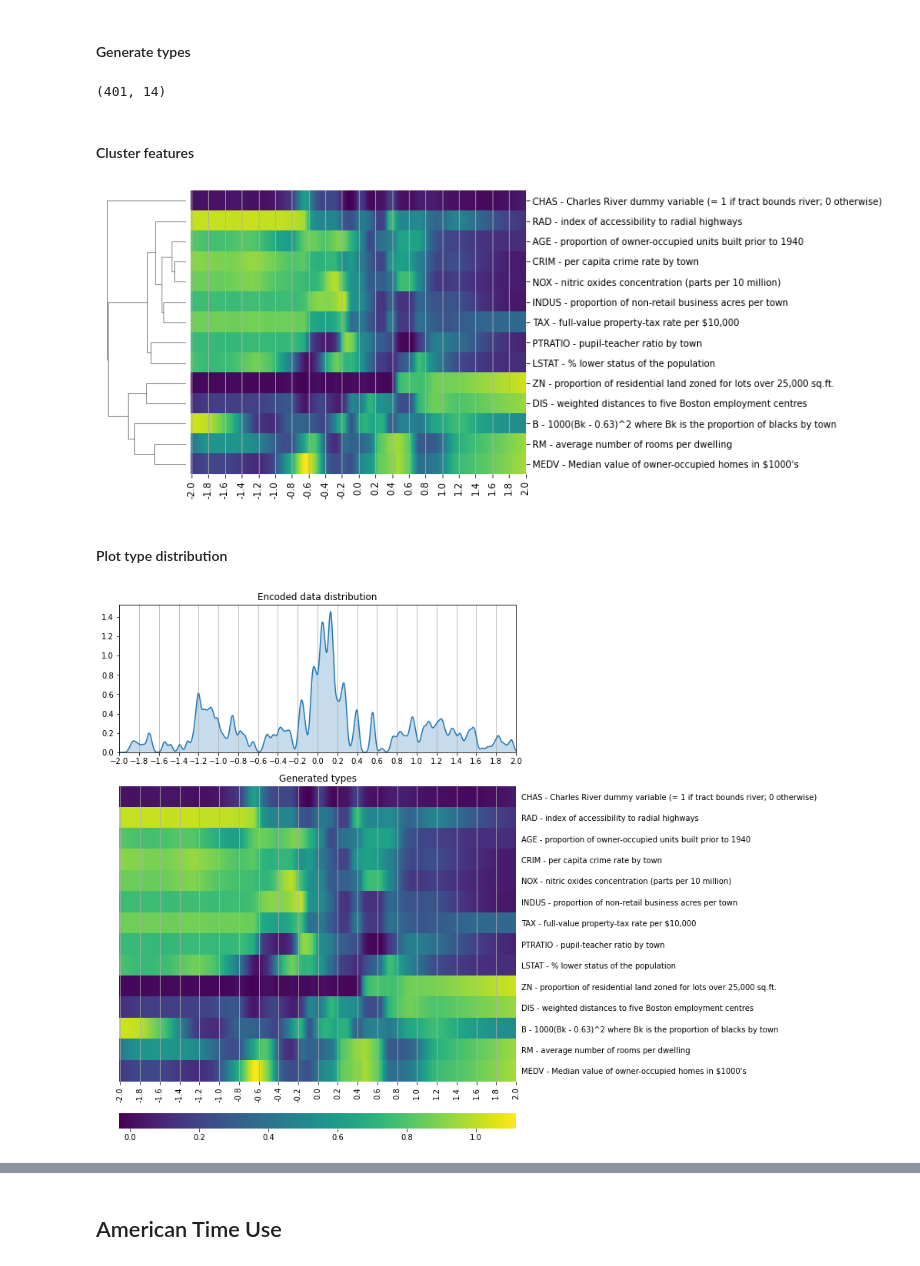
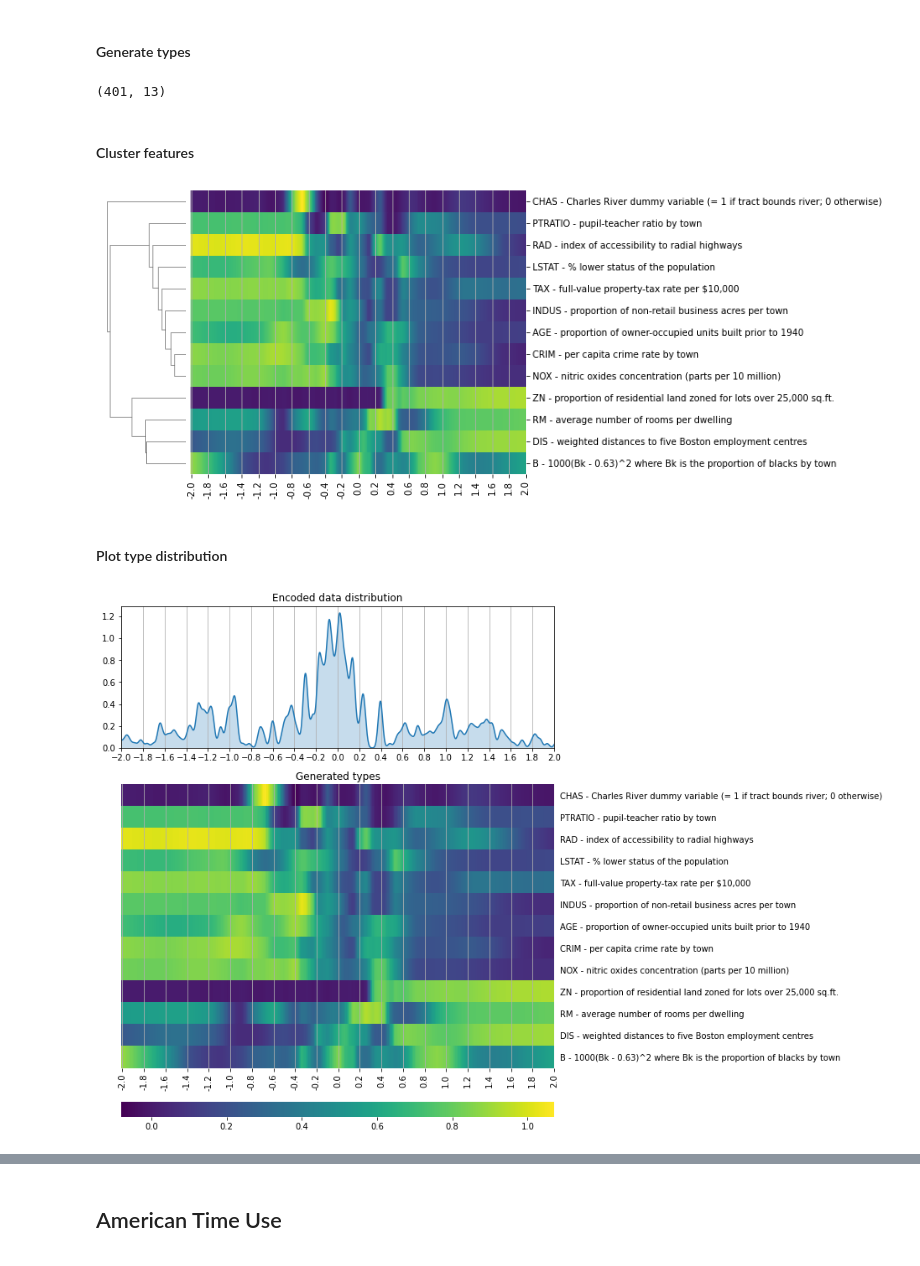
Before and after one commit to yaniv256/VAEs-in-Economics, a Jupyter notebook: Notebooks/One_Dimensional_VAE_Workshop.ipynb, the cells around one changed output, grey strips where cells are left out. Saved outputs shown, nothing was run; the diff lists cells and outputs as text; code cells hidden in the pictures.

```diff
--- a/Notebooks/One_Dimensional_VAE_Workshop.ipynb
+++ b/Notebooks/One_Dimensional_VAE_Workshop.ipynb
@@ -85,12 +85,13 @@ labels = ['CRIM - per capita crime rate by town',
           'TAX - full-value property-tax rate per $10,000',
           'PTRATIO - pupil-teacher ratio by town',
           'B - 1000(Bk - 0.63)^2 where Bk is the proportion of blacks by town',
-          'LSTAT - % lower status of the population',
-          'MEDV - Median value of owner-occupied homes in $1000\'s']
+          'LSTAT - % lower status of the population']
 
-train_data = np.concatenate([train_data, train_targets.reshape((len(train_targets),1))], axis = 1)
-test_data = np.concatenate([test_data, test_targets.reshape((len(test_targets),1))], axis = 1)
 data = np.concatenate([train_data,test_data],axis=0)
 data = pd.DataFrame(data, columns = labels)
-data
+
+targets = np.concatenate([train_targets,test_targets],axis=0)
+targets = pd.DataFrame(targets, columns = ['MEDV - Median value of owner-occupied homes in $1000\'s'])
+
+data.head(), targets.head()
 # %% [output]
@@ -113,9 +115,9 @@ data
 from sklearn.preprocessing import QuantileTransformer
 
 qt_trans = QuantileTransformer(n_quantiles=101, random_state=2)
-qt_trans.fit(train_data)
+qt_trans.fit(data.values[:len(train_data)])
 qt = pd.DataFrame(qt_trans.transform(data))
-qt.columns = labels
+qt.columns = data.columns
 qt
 # %% [output]
 |  | CRIM - per capita crime rate by town | ZN - proportion of residential la... | INDUS - proportion of non-retail ... | CHAS - Charles River dummy variab... | ... |
@@ -313,7 +315,7 @@ grid_x = np.linspace(min_x,max_x,grid_n)
 decoded=decoder.predict(grid_x)
 decoded.shape
 # %% [output]
-(401, 14)
+(401, 13)
 # %% [markdown]
 #### Cluster features
 # %%
@@ -330,7 +332,7 @@ clustergrid = sns.clustermap(decoded.T,cmap='viridis',
 
 ax = clustergrid.ax_heatmap
 feature_order = clustergrid.dendrogram_row.reordered_ind
-ordered_labels = [labels[i] for i in feature_order]
+ordered_labels = [data.columns[i] for i in feature_order]
 ax.set_xticks(np.linspace(1,grid_n,n_grid_lines))
 ax.set_xticklabels(['{:.2}'.format(a) for a in grid_lines ])
 ax.set_yticklabels(ordered_labels)
@@ -338,31 +340,31 @@ ax.tick_params(axis='y',labelright=True, labelleft=False,
                  left=False, labelrotation=0)
 ax.grid(axis='x')
 # %% [output]
-[figure, old version]
+[figure, new version]
 # %% [markdown]
 #### Plot type distribution
 # %%
 import seaborn as sns
 
-fig = plt.figure(figsize=(13,10),constrained_layout=True)
+fig = plt.figure(figsize=(13,9),constrained_layout=True)
 gs = fig.add_gridspec(3, 1)
 ax1 = fig.add_subplot(gs[0,:])
 ax2 = fig.add_subplot(gs[1:,:])
 
 ax1.set_title('Encoded data distribution')
 sns.kdeplot(encoded_data,bw=0.02, shade = True, ax=ax1, gridsize=2000)
 ax1.set_xticks( grid_lines )
 ax1.set_xlim(min_x,max_x)
 ax1.grid(axis='x')
 
 ax2.set_title('Generated types')
 
 sns.heatmap(decoded.T[feature_order],cmap='viridis',ax=ax2, cbar_kws={'orientation':'horizontal'})
 ax2.set_xticks(np.linspace(1,grid_n,n_grid_lines))
 ax2.set_xticklabels(['{:.2}'.format(a) for a in grid_lines ])
 ax2.set_yticklabels(ordered_labels)
 ax2.tick_params(axis='y',labelright=True, labelleft=False,
                 left=False, labelrotation=0)
 ax2.grid(axis='x')
 # %% [output]
-[figure, old version]
+[figure, new version]
```
Also changed, not shown: parts of 23 cells of this notebook.
